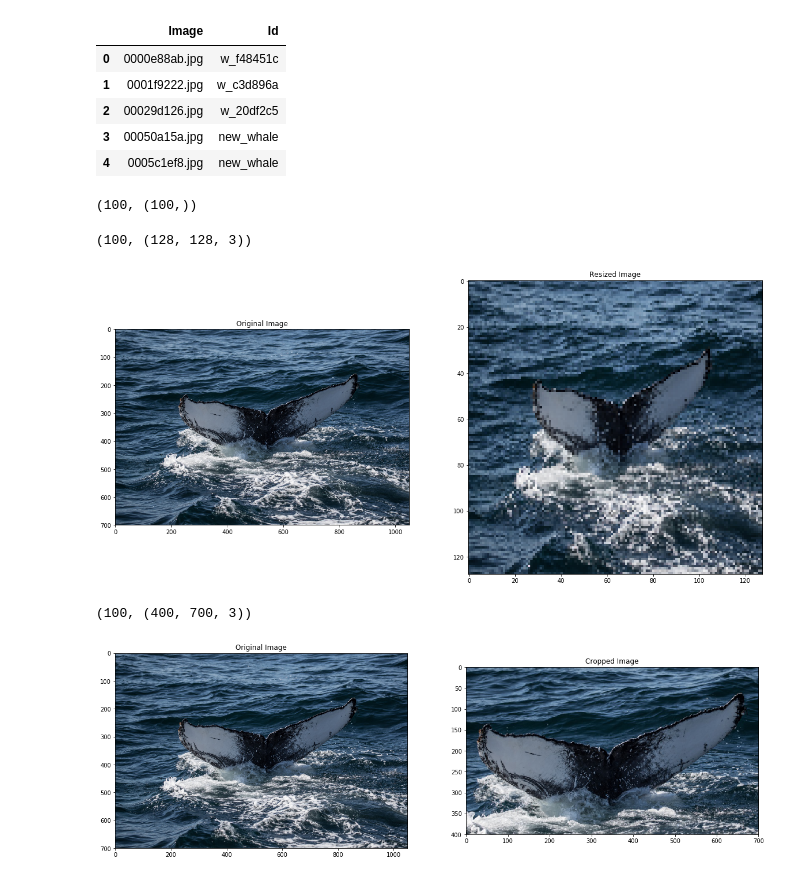
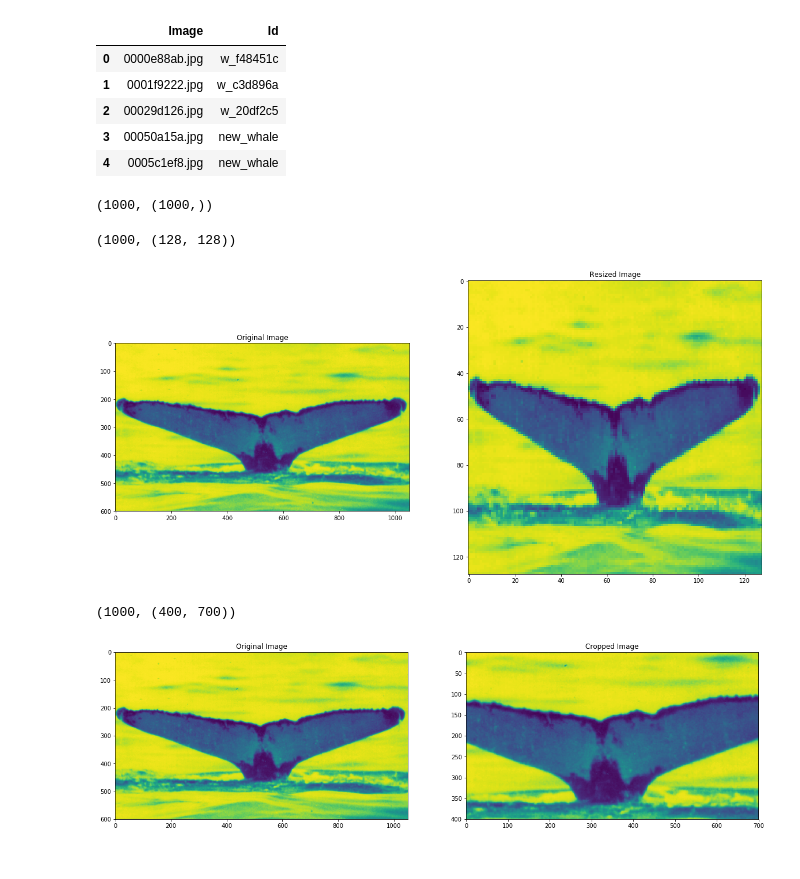
Before and after one commit to AMaini503/Kaggle-Humpback-Whale, a Jupyter notebook: V1.ipynb, the cells around one changed output. Drawn from its saved outputs; the diff is of its cells as text; code cells hidden in the pictures.

```diff
--- a/V1.ipynb
+++ b/V1.ipynb
@@ -13,5 +13,5 @@ os.getcwd()
 # %%
-sample_size = 100
+sample_size = 1000
 TRAIN_DIR = "train"
 # %%
 TRAIN_LABELLING = "train.csv"
@@ -34,12 +34,15 @@ X = []
 for _, row in all_labels.iterrows():
     y.append(row['Id'])
     path = os.path.join(TRAIN_DIR, row['Image'])
-    X.append(plt.imread(path))
+    img = plt.imread(path)
+    if len(img.shape) == 3:
+        img = cv2.cvtColor(img, cv2.COLOR_BGR2GRAY)
+    X.append(img)
 
 y = np.asarray(y)
 len(X), y.shape
 # %% [output]
-(100, (100,))
+(1000, (1000,))
 # %%
 W = 128
 H = 128
@@ -49,31 +52,31 @@ for index,img in enumerate(X):
 
 fig, ax = plt.subplots(1, 2, figsize=(20, 10))
 ax = ax.ravel()
-ax[0].imshow(X[0])
+ax[0].imshow(X[11])
 ax[0].set_title('Original Image')
-ax[1].imshow(X_resized[0])
+ax[1].imshow(X_resized[11])
 ax[1].set_title('Resized Image')
-len(X), X_resized[0].shape
+len(X), X_resized[11].shape
 # %% [output]
-(100, (128, 128, 3))
+(1000, (128, 128))
-[figure, old version]
+[figure, new version]
 # %%
 W = 700
 H = 400
 LEFT = 200
 TOP = 100
 
 X_cropped = []
 for index,img in enumerate(X):
     X_cropped.append(img[TOP:TOP+H, LEFT:LEFT+W])
 
 fig, ax = plt.subplots(1, 2, figsize=(20, 10))
 ax = ax.ravel()
-ax[0].imshow(X[0])
+ax[0].imshow(X[11])
 ax[0].set_title('Original Image')
-ax[1].imshow(X_cropped[0])
+ax[1].imshow(X_cropped[11])
 ax[1].set_title('Cropped Image')
-len(X), X_cropped[0].shape
+len(X), X_cropped[11].shape
 # %% [output]
-(100, (400, 700, 3))
+(1000, (400, 700))
-[figure, old version]
+[figure, new version]
```
Also changed, not shown: parts of 18 cells of this notebook.
